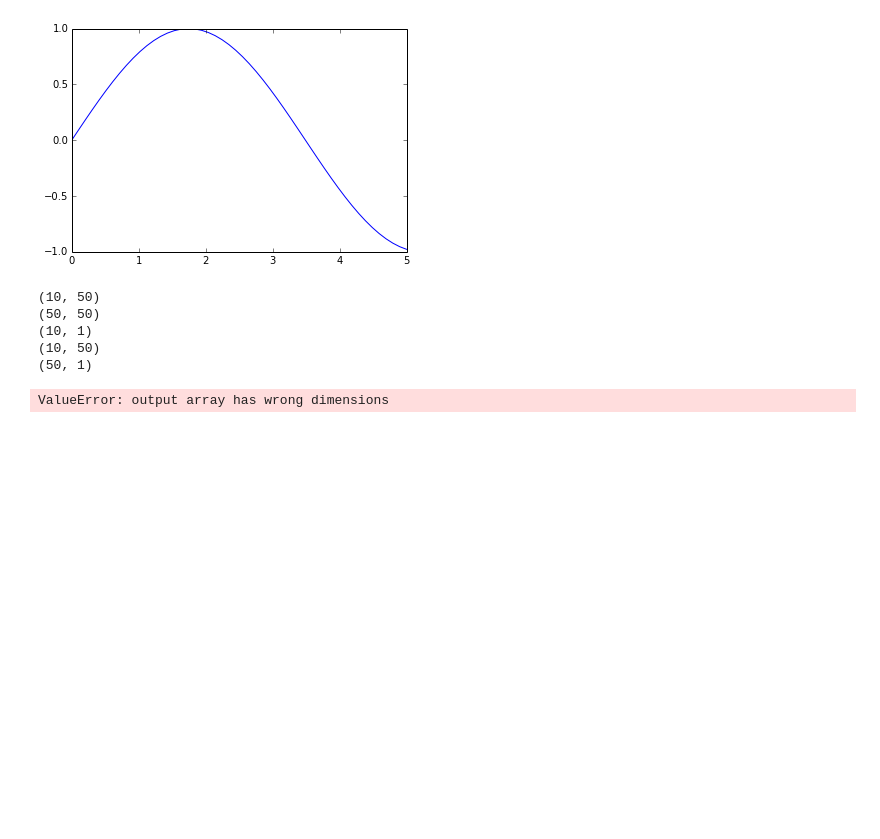
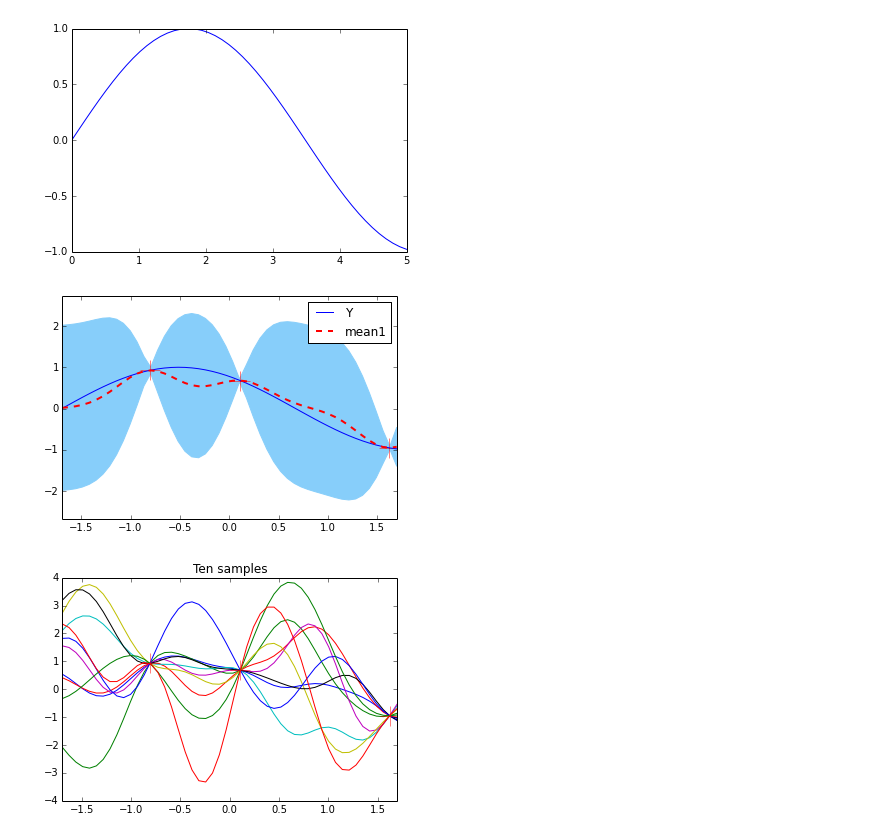
Before and after one commit to nafisa1/Gaussian_processes, a Jupyter notebook: gaussian_process_dev.ipynb, the cells around one changed output. Drawn from its saved outputs; the diff is of its cells as text; code cells hidden in the pictures; blank space fills up the shorter version.

Commit message:
Tidied up prior and posterior plotting functions

```diff
--- a/gaussian_process_dev.ipynb
+++ b/gaussian_process_dev.ipynb
@@ -168,16 +135,12 @@ Ynew = np.sin(0.9*Xnew)
 # %%
 #kern = kernels.RBF(0.1)
 test_case = GP(inputs, outputs, Xnew, Ynew, kernel=kern) # Optional: kernel, normalize
 #test_case.prior(inputs)
 #test_case.plot_prior(outputs)
-test_case.plot_posterior(outputs, Xnew, Ynew)
+test_case.plot_posterior(Xnew, Ynew)
 # %% [output]
-(10, 50)
-(50, 50)
-(10, 1)
-(10, 50)
-(50, 1)
-ValueError: output array has wrong dimensions
+[figure, added]
+[figure, added]
 # %%
 test_case = GP(inputs, outputs, Xnew, Ynew, kernel=kern) # Optional: kernel, normalize
 #test_case.prior(inputs)
```
Also changed, not shown: parts of 4 cells of this notebook.
